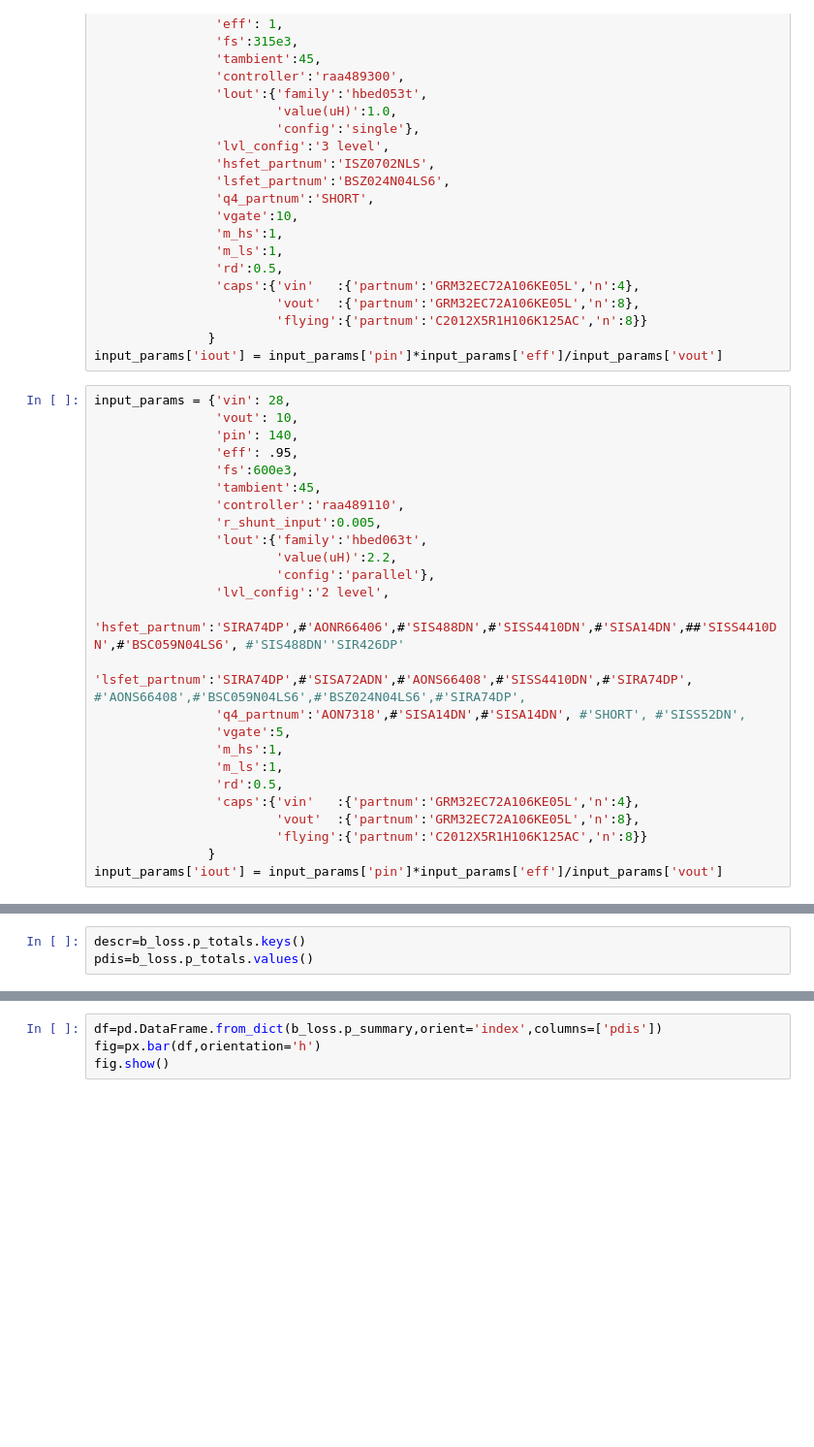
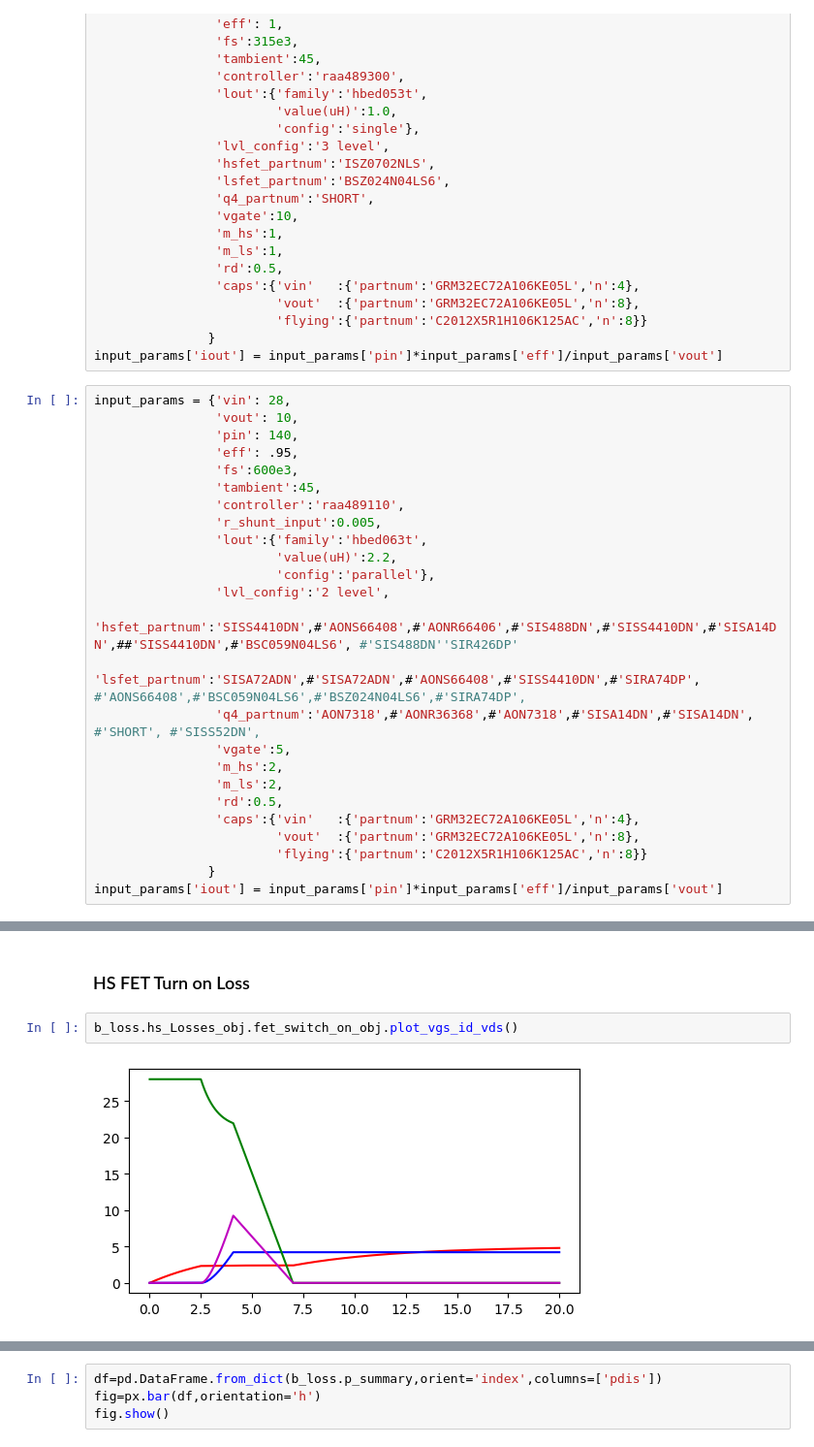
Before and after one commit to grkidwell/pdis_2or3lvl_bb, a Jupyter notebook: pdis_2or3lvl_buckboost.ipynb, the cells around one changed output, grey strips where cells are left out. Shown at 97% size. Saved outputs shown, nothing was run; the diff lists cells and outputs as text; blank space fills up the shorter version.

Commit message:
fixed switching and clean up

```diff
--- a/pdis_2or3lvl_buckboost.ipynb
+++ b/pdis_2or3lvl_buckboost.ipynb
@@ -82,12 +72,12 @@ input_params = {'vin': 28,
                         'value(uH)':2.2,
                         'config':'parallel'},
                 'lvl_config':'2 level',
-                'hsfet_partnum':'SIRA74DP',#'AONR66406',#'SIS488DN',#'SISS4410DN',#'SISA14DN',##'SISS4410DN',#'BSC059N04LS6', #'SIS488DN''SIR426DP'
-                'lsfet_partnum':'SIRA74DP',#'SISA72ADN',#'AONS66408',#'SISS4410DN',#'SIRA74DP', #'AONS66408',#'BSC059N04LS6',#'BSZ024N04LS6',#'SIRA74DP',
-                'q4_partnum':'AON7318',#'SISA14DN',#'SISA14DN', #'SHORT', #'SISS52DN',
+                'hsfet_partnum':'SISS4410DN',#'AONS66408',#'AONR66406',#'SIS488DN',#'SISS4410DN',#'SISA14DN',##'SISS4410DN',#'BSC059N04LS6', #'SIS488DN''SIR426DP'
+                'lsfet_partnum':'SISA72ADN',#'SISA72ADN',#'AONS66408',#'SISS4410DN',#'SIRA74DP', #'AONS66408',#'BSC059N04LS6',#'BSZ024N04LS6',#'SIRA74DP',
+                'q4_partnum':'AON7318',#'AONR36368',#'AON7318',#'SISA14DN',#'SISA14DN', #'SHORT', #'SISS52DN',
                 'vgate':5,
-                'm_hs':1,
-                'm_ls':1,
+                'm_hs':2,
+                'm_ls':2,
                 'rd':0.5,
                 'caps':{'vin'   :{'partnum':'GRM32EC72A106KE05L','n':4},
                         'vout'  :{'partnum':'GRM32EC72A106KE05L','n':8},
@@ -119,6 +109,9 @@ b_loss.p_totals|b_loss.p_summary
  'board cu': 0.051,
  'ic': 0.01,
  'inp_shunt': 0.113}
-# %%
-descr=b_loss.p_totals.keys()
-pdis=b_loss.p_totals.values()
+# %% [markdown]
+### HS FET Turn on Loss
+# %%
+b_loss.hs_Losses_obj.fet_switch_on_obj.plot_vgs_id_vds()
+# %% [output]
+[figure, added]
```
Also changed, not shown: parts of 35 cells of this notebook, 3 other files.
